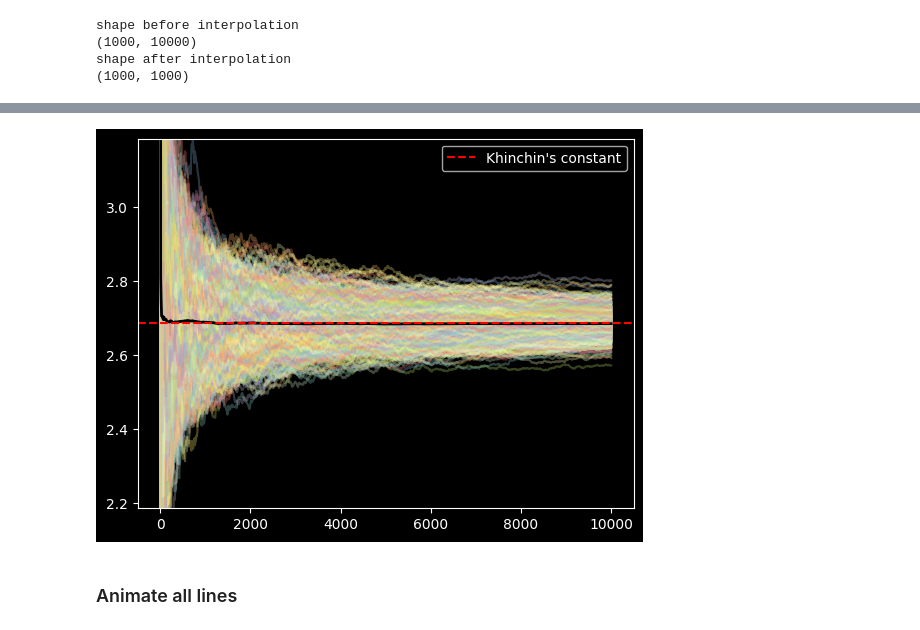
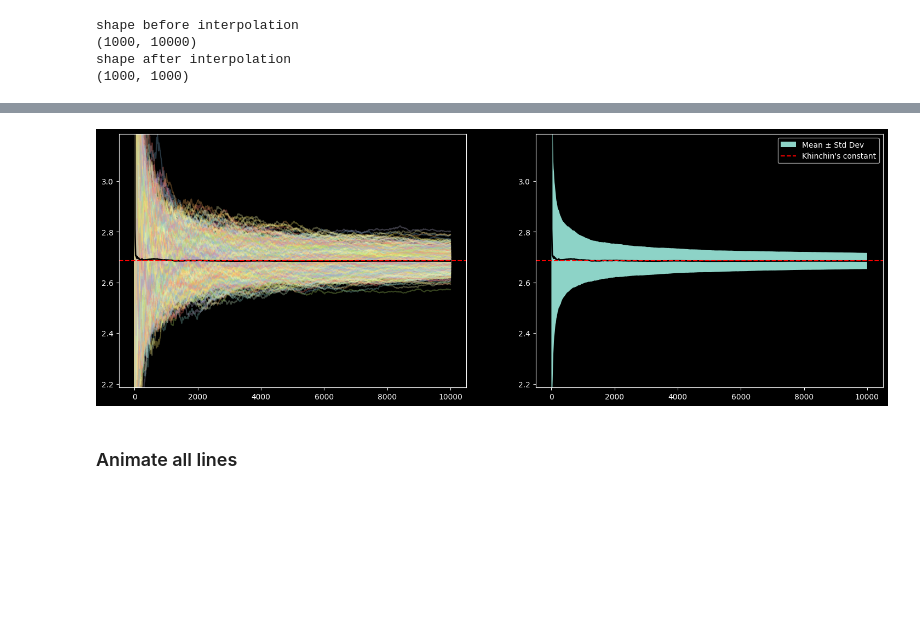
Before and after one commit to Jwalin1/Continued-Fractions, a Jupyter notebook: notebooks/Khinchin_s_constant.ipynb, the cells around one changed output, grey strips where cells are left out. Drawn from its saved outputs; the diff is of its cells as text; code cells hidden in the pictures; blank space fills up the shorter version.

```diff
--- a/notebooks/Khinchin_s_constant.ipynb
+++ b/notebooks/Khinchin_s_constant.ipynb
@@ -169,12 +166,22 @@ Average error of the mean line: 0.007699367025750861
 # %%
 # fig, ax = plt.subplots(figsize=(24,12))
-for mean_line in mean_lines:
-  plt.plot(line_x_points, mean_line, alpha=0.3)
-plt.plot(line_x_points, avg_of_mean_lines, c='k', linewidth=2)
-plt.axhline(K, color='r', linestyle='--', label="Khinchin's constant")
-plt.ylim(float(K)-0.5, float(K)+0.5)
+fig, axs = plt.subplots(1, 2, figsize=(18,6))
+
+for mean_line, std_line in zip(mean_lines, std_lines):
+  axs[0].plot(line_x_points, mean_line, alpha=0.3)
+
+std_lines = np.std(mean_lines, axis=0)
+axs[1].fill_between(line_x_points,
+                 avg_of_mean_lines - std_lines,
+                 avg_of_mean_lines + std_lines,
+                 label='Mean ± Std Dev')
+
+for ax in axs:
+  ax.plot(line_x_points, avg_of_mean_lines, c='k', linewidth=2)
+  ax.axhline(K, color='r', linestyle='--', label="Khinchin's constant")
+  ax.set_ylim(float(K)-0.5, float(K)+0.5)
 plt.legend()
 plt.show()
 # %% [output]
-[figure, old version]
+[figure, new version]
 # %%
```
Also changed, not shown: parts of 11 cells of this notebook, 4 other files.
